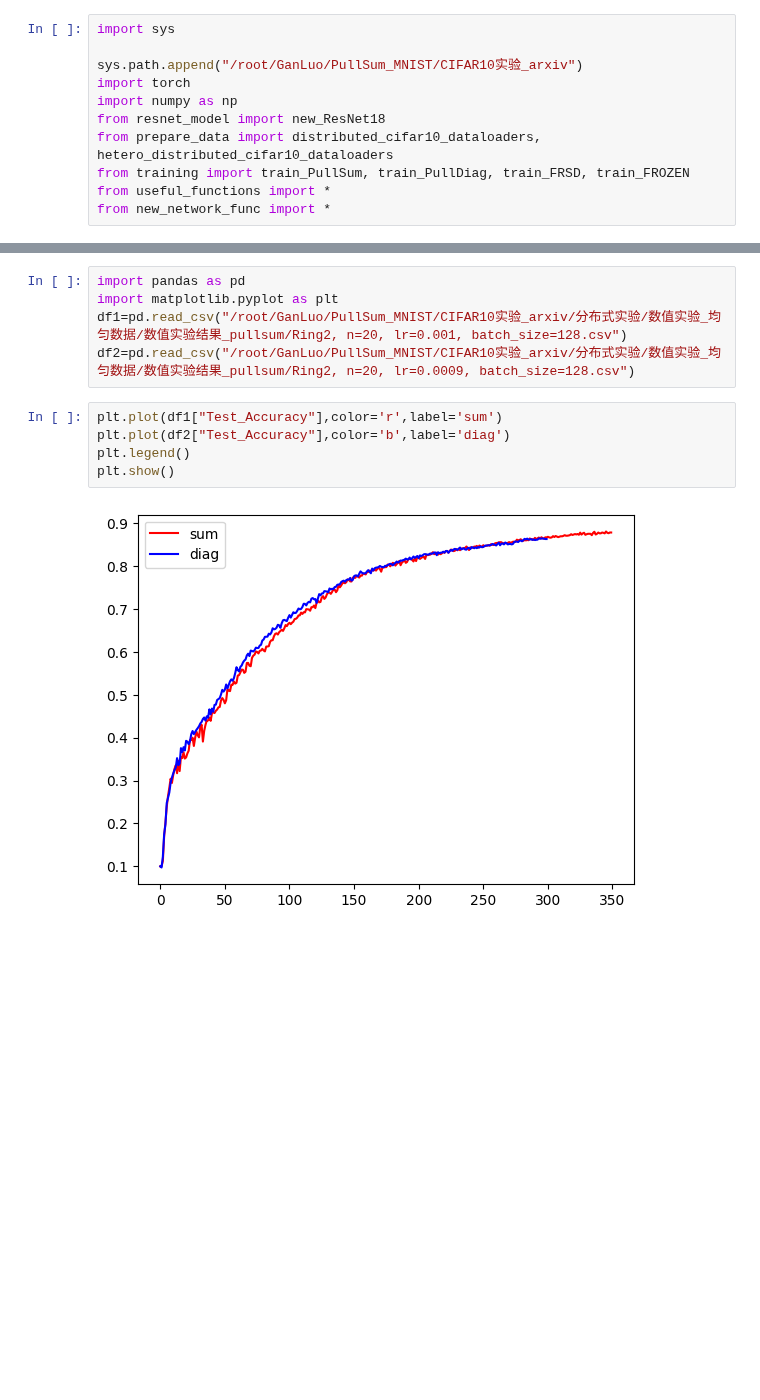
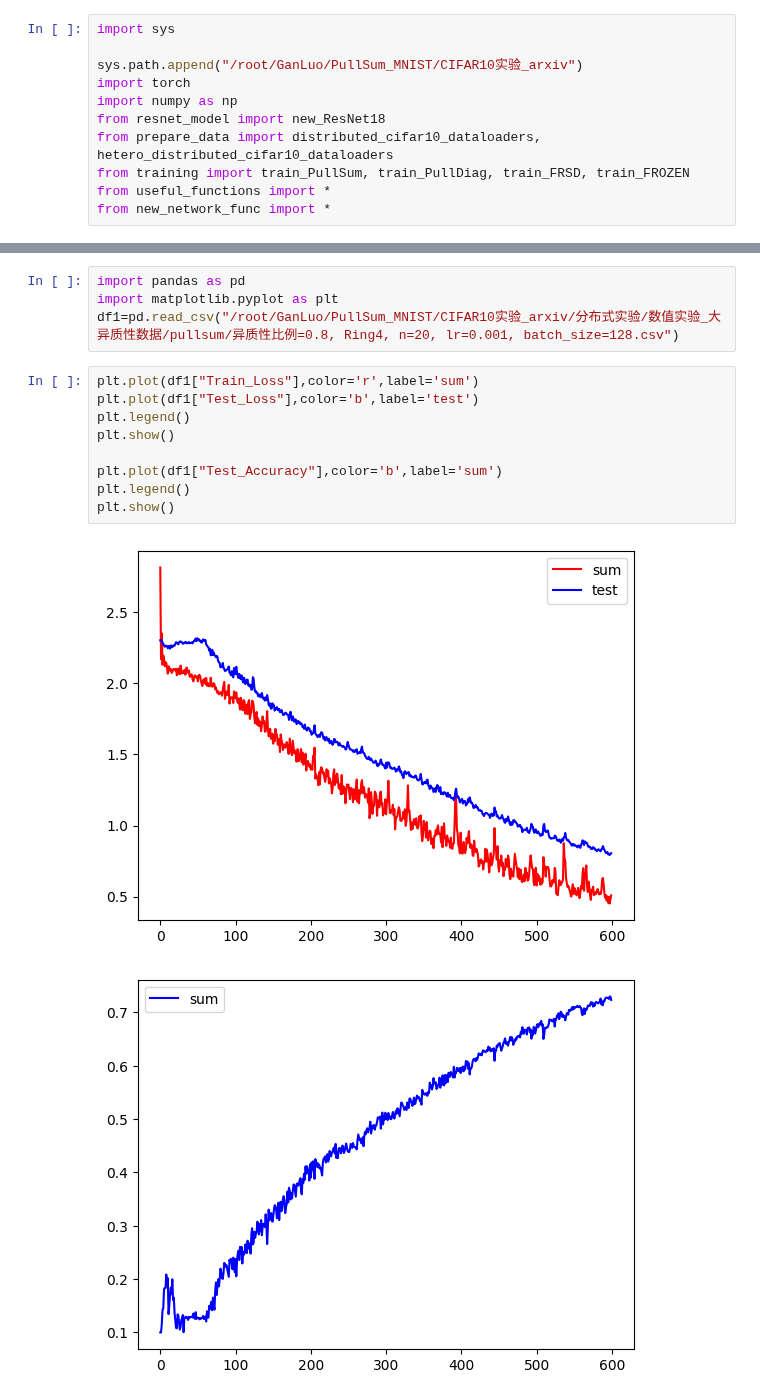
Before and after one commit to Luoxiaogan/PullSum_MNIST, a Jupyter notebook: CIFAR10实验_arxiv/分布式实验/main.ipynb, the cells around one changed output, grey strips where cells are left out. Drawn from its saved outputs; the diff is of its cells as text; blank space fills up the shorter version.

```diff
--- a/CIFAR10实验_arxiv/分布式实验/main.ipynb
+++ b/CIFAR10实验_arxiv/分布式实验/main.ipynb
@@ -68,12 +64,16 @@ optimizer初始化成功!
 # %%
 import pandas as pd
 import matplotlib.pyplot as plt
-df1=pd.read_csv("/root/GanLuo/PullSum_MNIST/CIFAR10实验_arxiv/分布式实验/数值实验_均匀数据/数值实验结果_pullsum/Ring2, n=20, lr=0.001, batch_size=128.csv")
-df2=pd.read_csv("/root/GanLuo/PullSum_MNIST/CIFAR10实验_arxiv/分布式实验/数值实验_均匀数据/数值实验结果_pullsum/Ring2, n=20, lr=0.0009, batch_size=128.csv")
+df1=pd.read_csv("/root/GanLuo/PullSum_MNIST/CIFAR10实验_arxiv/分布式实验/数值实验_大异质性数据/pullsum/异质性比例=0.8, Ring4, n=20, lr=0.001, batch_size=128.csv")
 # %%
-plt.plot(df1["Test_Accuracy"],color='r',label='sum')
-plt.plot(df2["Test_Accuracy"],color='b',label='diag')
+plt.plot(df1["Train_Loss"],color='r',label='sum')
+plt.plot(df1["Test_Loss"],color='b',label='test')
 plt.legend()
 plt.show()
+
+plt.plot(df1["Test_Accuracy"],color='b',label='sum')
+plt.legend()
+plt.show()
 # %% [output]
-[figure, old version]
+[figure, new version]
+[figure, added]
```
Also changed, not shown: parts of 3 cells of this notebook, 3 other files.
